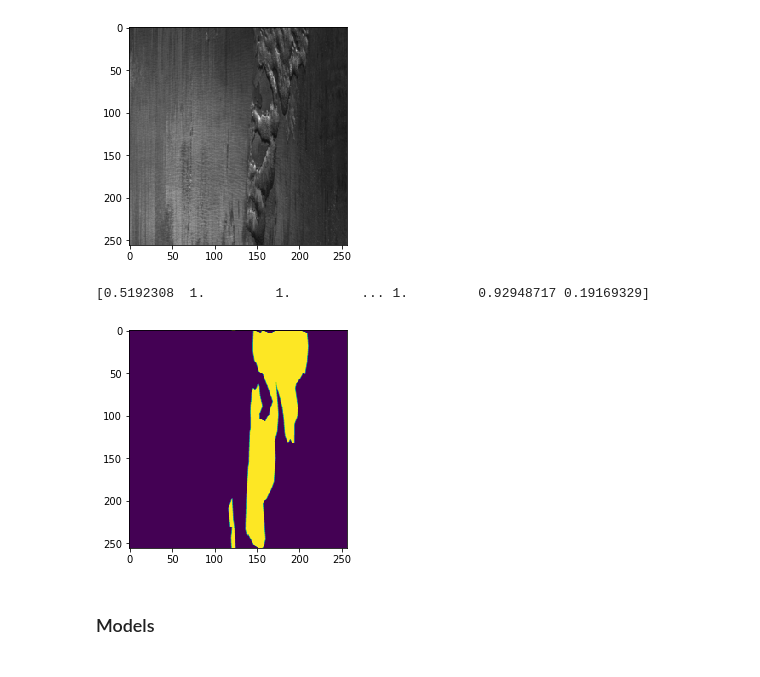
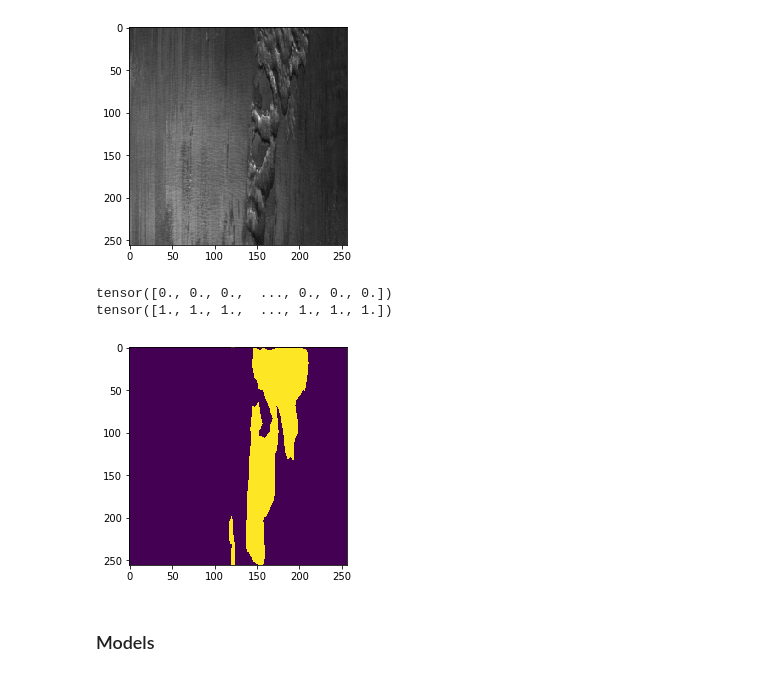
Before and after one commit to alongstar518/steal_defect_classficiation_segementation, a Jupyter notebook: cs221_final_model.ipynb, the cells around one changed output. Saved outputs shown, nothing was run; the diff lists cells and outputs as text; code cells hidden in the pictures.

```diff
--- a/cs221_final_model.ipynb
+++ b/cs221_final_model.ipynb
@@ -200,7 +192,7 @@ def rle2mask(rle, imgshape):
     width = imgshape[0]
     height= imgshape[1]
 
-    mask= np.zeros( width*height ).astype(np.float32)
+    mask= np.zeros( width*height ).astype(np.uint8)
 
     array = np.asarray([int(x) for x in rle.split()])
     starts = array[0::2]
@@ -317,11 +309,13 @@ plt.imshow(train_data[3][0].permute(1, 2, 0))
 [figure]
 # %%
 plt.imshow(np.squeeze(train_data[3][1].permute(1, 2, 0)))
-tmp = train_data[3][1].numpy()
+tmp = train_data[3][1].clone()
+print(tmp[tmp < 0.1])
 print(tmp[tmp > 0])
 # %% [output]
-[0.5192308  1.         1.         ... 1.         0.92948717 0.19169329]
+tensor([0., 0., 0.,  ..., 0., 0., 0.])
+tensor([1., 1., 1.,  ..., 1., 1., 1.])
-[figure, old version]
+[figure, new version]
 # %% [markdown]
 ### Models
 # %% [markdown]
```
Also changed, not shown: parts of 7 cells of this notebook.
